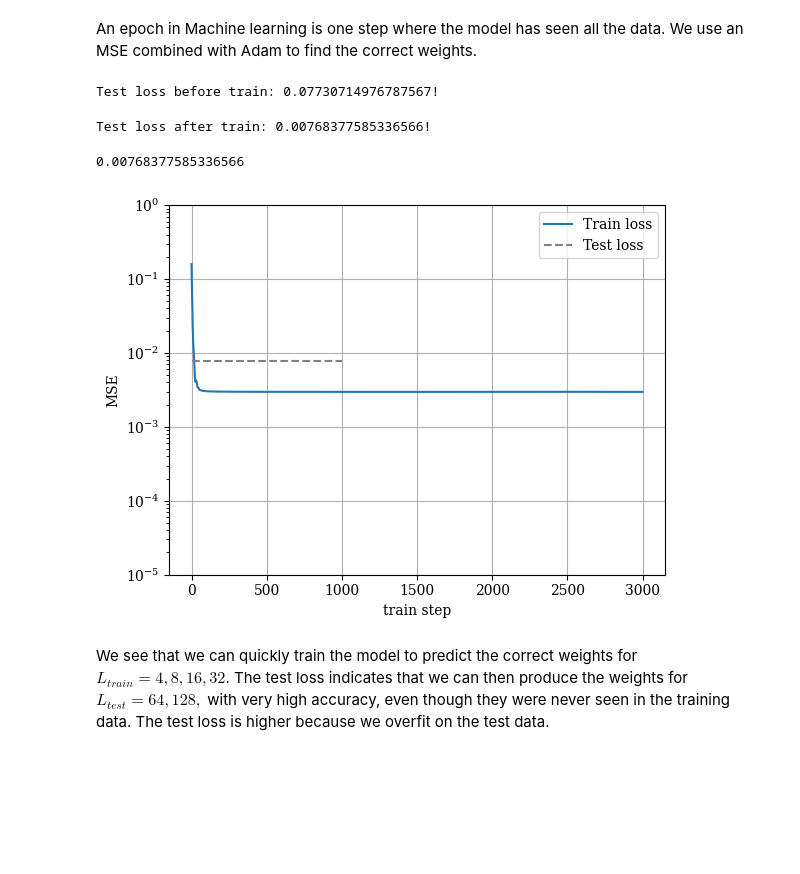
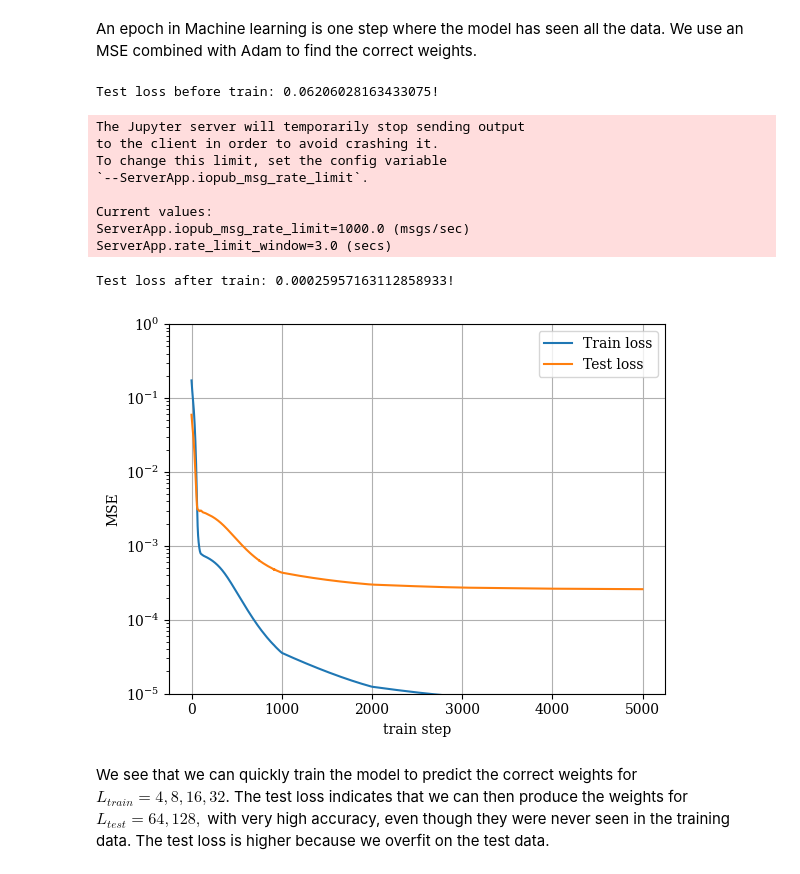
Before and after one commit to reecejrobertson/variational_compilation, a Jupyter notebook: machine_learning/Machine Learning Weights (time).ipynb, the cells around one changed output. Cells and saved outputs as stored; diff of their text form; code cells hidden in the pictures; blank space fills up the shorter version.

```diff
--- a/machine_learning/Machine Learning Weights (time).ipynb
+++ b/machine_learning/Machine Learning Weights (time).ipynb
@@ -161,7 +154,7 @@ def train_test_split(x, y):
     x_train, x_test = [], []
     y_train, y_test = [], []
     for x_i, y_i in zip(x,y):
-        if x_i[0]<=32 and x_i[1]<=0.3:
+        if x_i<=0.4:
             x_train.append(x_i)
             y_train.append(y_i)
         else:
@@ -202,10 +195,10 @@ import tqdm
 class Net(nn.Module):
     def __init__(self, output_size):
       super(Net, self).__init__()
-      self.dense_1 = nn.Linear(2, 1000)
-      self.dense_2 = nn.Linear(1000, 100)
-      self.dense_3 = nn.Linear(100, 100)
-      self.dense_out = nn.Linear(100, output_size)
+      self.dense_1 = nn.Linear(1, 16)
+      self.dense_2 = nn.Linear(16, 32)
+      self.dense_3 = nn.Linear(32, 16)
+      self.dense_out = nn.Linear(16, output_size)
     # x represents our data
     def forward(self, x):
         # Pass data through conv1
@@ -213,13 +206,13 @@ class Net(nn.Module):
       x = F.sigmoid(x)
 
       x = self.dense_2(x)
-      x = F.sigmoid(x)
+      x = F.tanh(x)
 
       x = self.dense_3(x)
-      x = F.sigmoid(x)
+      x = F.tanh(x)
 
       x = self.dense_out(x)
-      output = F.tanh(x)
+      output = 2*F.tanh(x)
 
       return output
 # %%
@@ -257,7 +245,7 @@ class MPSWeightDataset(Dataset):
 # %% [markdown]
 We're performing online learning, so there are no separate batches. For larger data sets, we may want to set the batch size to 64 to train the model in steps.
 # %%
-train_dataloader = DataLoader(MPSWeightDataset(data_x_train, data_y_train), batch_size=3)
+train_dataloader = DataLoader(MPSWeightDataset(data_x_train, data_y_train), batch_size=train_set_size)
 test_dataloader = DataLoader(MPSWeightDataset(data_x_test, data_y_test), batch_size=test_set_size)
 # %% [markdown]
 ## Create training and test loop
@@ -298,40 +286,49 @@ def test_loop(dataloader, model, loss_fn):
 # %% [markdown]
 An epoch in Machine learning is one step where the model has seen all the data. We use an MSE combined with Adam to find the correct weights.
 # %%
-epochs = 3000
+epochs = 5000
 learning_rate = 1e-3
 losses = []
-
+val_losses = []
 loss_fn = nn.MSELoss()
 model = Net(output_size)
 optimizer = torch.optim.Adam(model.parameters(), lr=learning_rate)
+schedule = torch.optim.lr_scheduler.StepLR(optimizer, step_size=1000, gamma=0.5)
 
 test_loss = test_loop(test_dataloader, model, loss_fn)
 print(f"Test loss before train: {test_loss}!")
 pbar = tqdm.tqdm(range(epochs), bar_format="\t{l_bar}{bar:25}{r_bar}{bar:-25b}")
 for step in pbar:
     loss = train_loop(train_dataloader, model, loss_fn, optimizer)
+    schedule.step()
     pbar.set_description(f"Train loss={loss}")
     losses.append(loss)
-test_loss = test_loop(test_dataloader, model, loss_fn)
+    test_loss = test_loop(test_dataloader, model, loss_fn)
+    val_losses.append(test_loss)
 print(f"Test loss after train: {test_loss}!")
 # %% [output]
-Test loss before train: 0.07730714976787567!
+Test loss before train: 0.06206028163433075!
-Test loss after train: 0.00768377585336566!
+The Jupyter server will temporarily stop sending output
+to the client in order to avoid crashing it.
+To change this limit, set the config variable
+`--ServerApp.iopub_msg_rate_limit`.
+
+Current values:
+ServerApp.iopub_msg_rate_limit=1000.0 (msgs/sec)
+ServerApp.rate_limit_window=3.0 (secs)
+Test loss after train: 0.00025957163112858933!
 # %%
 plt.plot(np.abs(losses), label='Train loss')
-print(test_loss)
-plt.hlines(test_loss, 0, 1000, label='Test loss', color='gray',linestyle='dashed')
+plt.plot(np.abs(val_losses), label='Test loss')
 plt.xlabel('train step')
 plt.ylabel('MSE')
 plt.yscale('log')
 plt.legend()
 plt.ylim([1e-5, 1])
 plt.grid()
 plt.savefig("loss.png")
 # %% [output]
-0.00768377585336566
-[figure, old version]
+[figure, new version]
 # %% [markdown]
 We see that we can quickly train the model to predict the correct weights for $L_{train}=4,8,16,32$. The test loss indicates that we can then produce the weights for $L_{test}= 64,128,$ with very high accuracy, even though they were never seen in the training data. The test loss is higher because we overfit on the test data.
 # %% [markdown]
```
Also changed, not shown: parts of 13 cells of this notebook, 3 other files.
